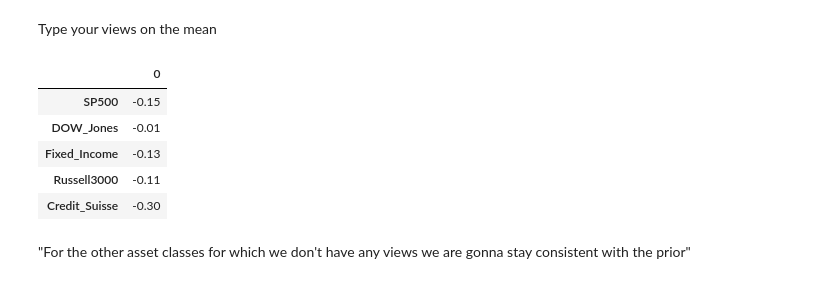
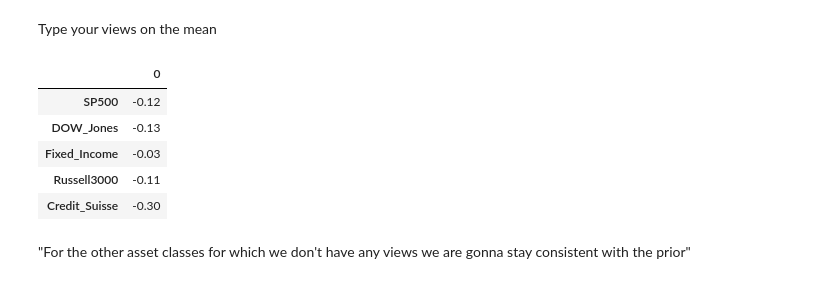
Before and after one commit to LucaDaquanno/Conditional-Monte-Carlo, a Jupyter notebook: Entropy_pool_prob_300323.ipynb, the cells around one changed output. Cells and saved outputs as stored; diff of their text form; code cells hidden in the pictures.

```diff
--- a/Entropy_pool_prob_300323.ipynb
+++ b/Entropy_pool_prob_300323.ipynb
@@ -368,14 +368,14 @@ Type your views on the mean
 # %%
 "DataFrame with a list of views"
 "Type your views on the mean, Suppose we have only views on SP500"
 #mean_views=pd.DataFrame([-0.12],index=['SP500'])
-mean_views=pd.DataFrame([-0.15,-0.01,-0.13,-0.11,-0.3],index=x.columns)
+mean_views=pd.DataFrame([-0.12,-0.13,-0.03,-0.11,-0.3],index=x.columns)
 mean_views
 # %% [output]
 |  | 0 |
-| SP500 | -0.15 |
-| DOW_Jones | -0.01 |
-| Fixed_Income | -0.13 |
+| SP500 | -0.12 |
+| DOW_Jones | -0.13 |
+| Fixed_Income | -0.03 |
 | Russell3000 | -0.11 |
 | Credit_Suisse | -0.30 |
 # %% [markdown]
```
Also changed, not shown: parts of 10 cells of this notebook.
